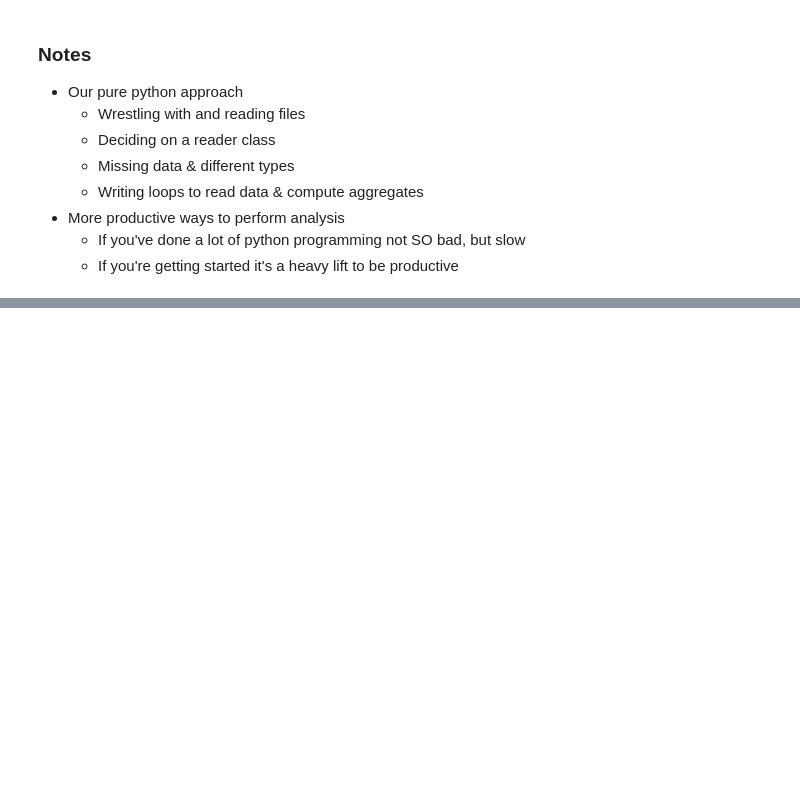
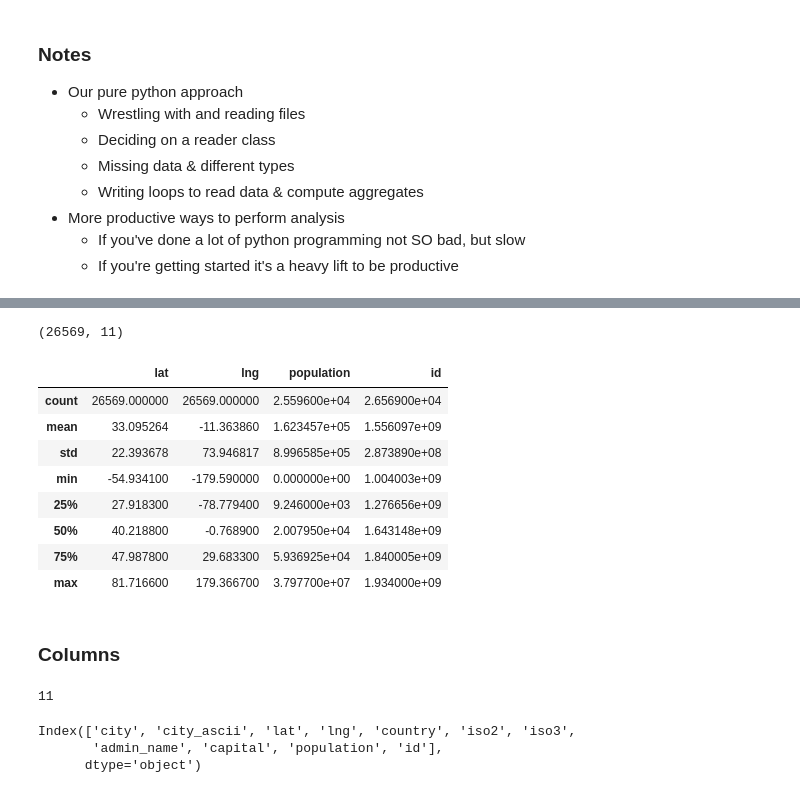
Before and after one commit to lucaswarwick02/data-science-notebook, a Jupyter notebook: pandas/week1-introduction.ipynb, the cells around one changed output, grey strips where cells are left out. Drawn from its saved outputs; the diff is of its cells as text; code cells hidden in the pictures; blank space fills up the shorter version.

```diff
--- a/pandas/week1-introduction.ipynb
+++ b/pandas/week1-introduction.ipynb
@@ -196,0 +289,32 @@ Brazil 4,155,400,545
+# %%
+# Shape is important to know, it gives us the dimensions of the dataset
+df.shape
+# %% [output]
+(26569, 11)
+# %%
+# For numeric values, describe gives us a summary of teh data and its distribution
+df.describe()
+# %% [output]
+|  | lat | lng | population | id |
+| count | 26569.000000 | 26569.000000 | 2.559600e+04 | 2.656900e+04 |
+| mean | 33.095264 | -11.363860 | 1.623457e+05 | 1.556097e+09 |
+| std | 22.393678 | 73.946817 | 8.996585e+05 | 2.873890e+08 |
+| min | -54.934100 | -179.590000 | 0.000000e+00 | 1.004003e+09 |
+| 25% | 27.918300 | -78.779400 | 9.246000e+03 | 1.276656e+09 |
+| 50% | 40.218800 | -0.768900 | 2.007950e+04 | 1.643148e+09 |
+| 75% | 47.987800 | 29.683300 | 5.936925e+04 | 1.840005e+09 |
+| max | 81.716600 | 179.366700 | 3.797700e+07 | 1.934000e+09 |
+# %% [markdown]
+### Columns
+# %%
+# How many columns are there?
+len(df.columns)
+# %% [output]
+11
+# %%
+# What's the name of the columns?
+df.columns
+# %% [output]
+Index(['city', 'city_ascii', 'lat', 'lng', 'country', 'iso2', 'iso3',
+       'admin_name', 'capital', 'population', 'id'],
+      dtype='object')
```
Also changed, not shown: parts of 27 cells of this notebook.
